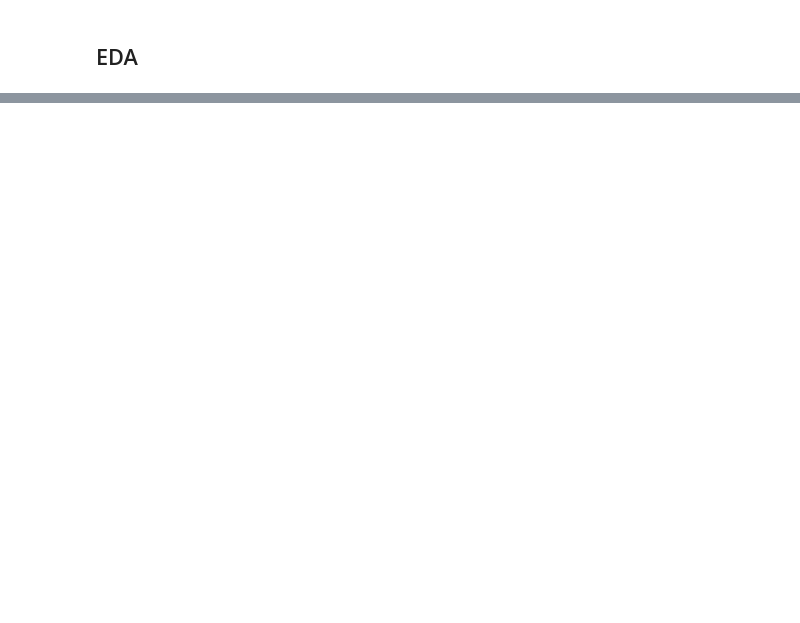
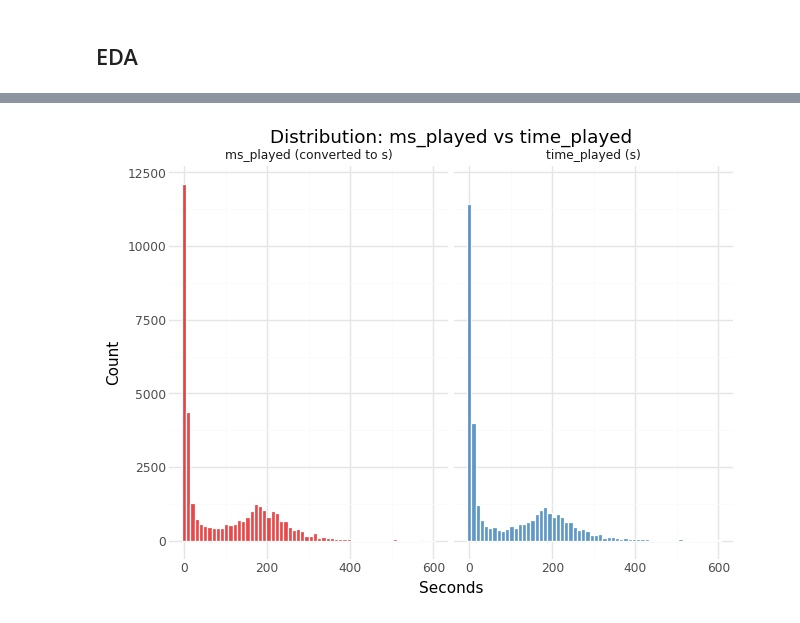
Before and after one commit to ab1608/Spotify_ML_Demo, a Jupyter notebook: notebooks/01_explore.ipynb, the cells around one changed output, grey strips where cells are left out. Saved outputs shown, nothing was run; the diff lists cells and outputs as text; code cells hidden in the pictures; blank space fills up the shorter version.

```diff
--- a/notebooks/01_explore.ipynb
+++ b/notebooks/01_explore.ipynb
@@ -82,0 +145,4 @@ enriched_streams = enriched_streams.dropna(subset=["energy"]).drop(
+# %%
+p4.draw()
+# %% [output]
+[figure, added]
```
Also changed, not shown: parts of 24 cells of this notebook, 3 other files.
